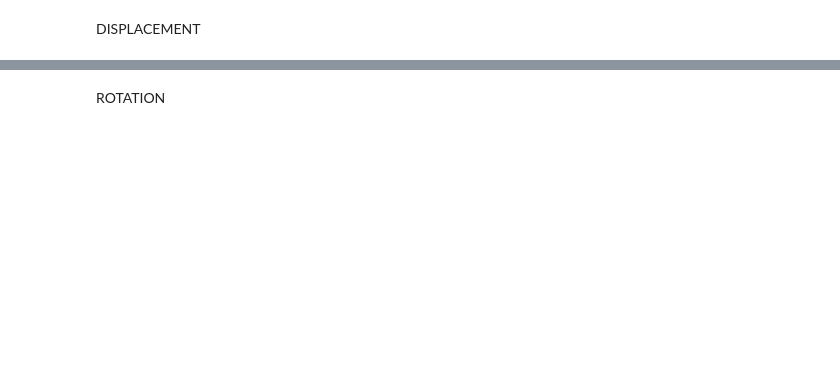
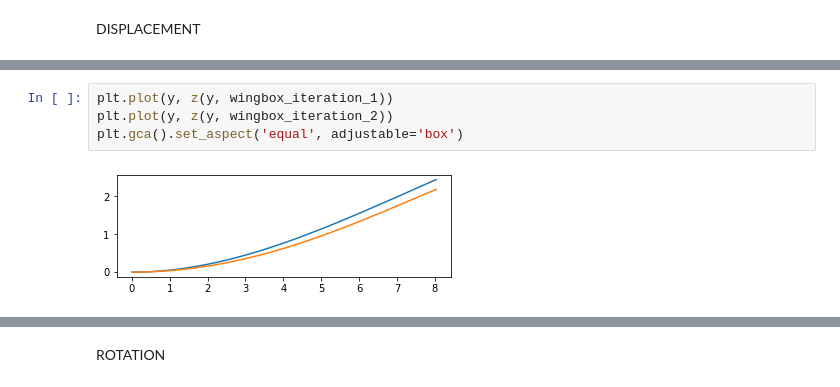
Before and after one commit to LucaDissel/Workpackage4-5, a Jupyter notebook: Main.ipynb, the cells around one changed output, grey strips where cells are left out. Drawn from its saved outputs; the diff is of its cells as text; blank space fills up the shorter version.

```diff
--- a/Main.ipynb
+++ b/Main.ipynb
@@ -143,0 +257,6 @@ def displacement(y):
+# %%
+plt.plot(y, z(y, wingbox_iteration_1))
+plt.plot(y, z(y, wingbox_iteration_2))
+plt.gca().set_aspect('equal', adjustable='box')
+# %% [output]
+[figure, added]
```
Also changed, not shown: parts of 27 cells of this notebook, 1 other file.
